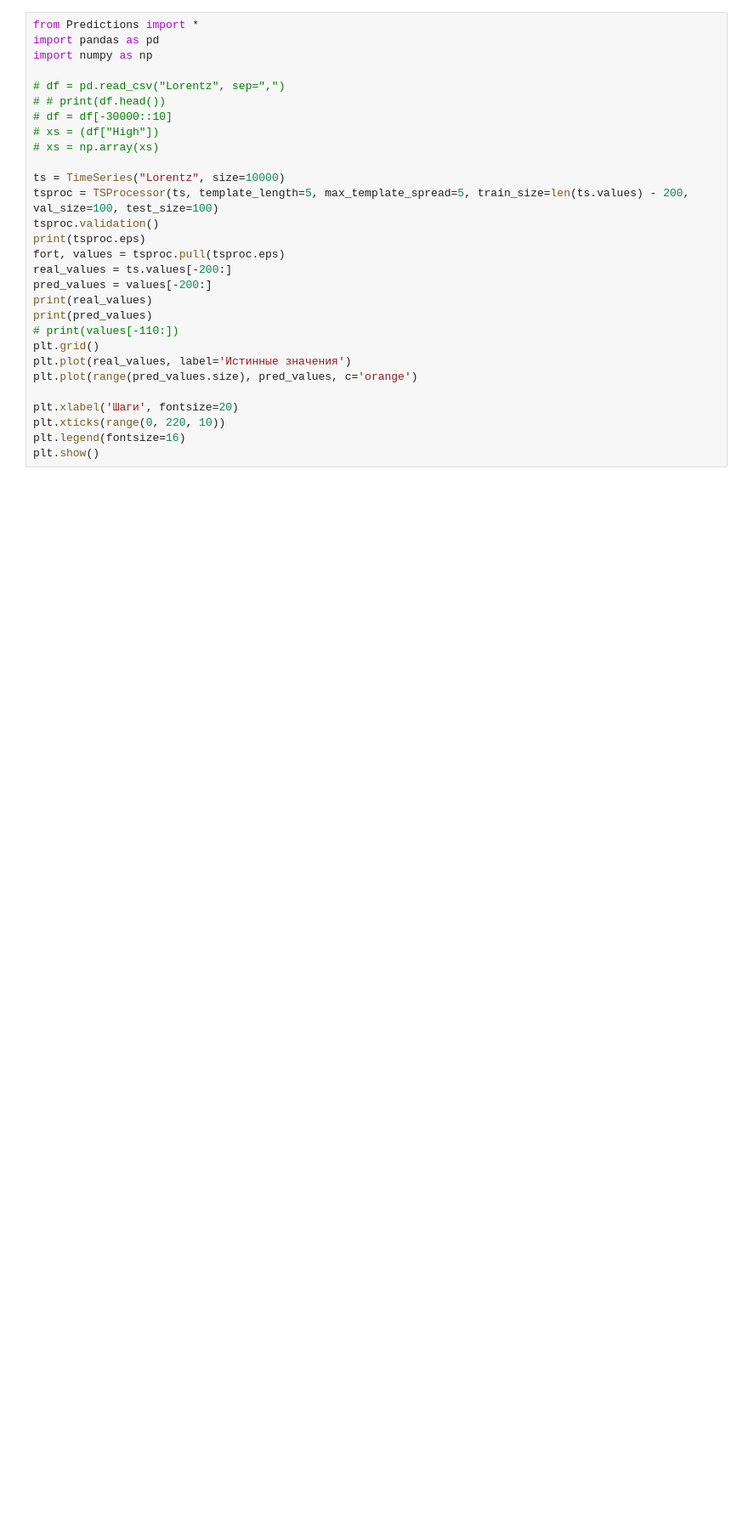
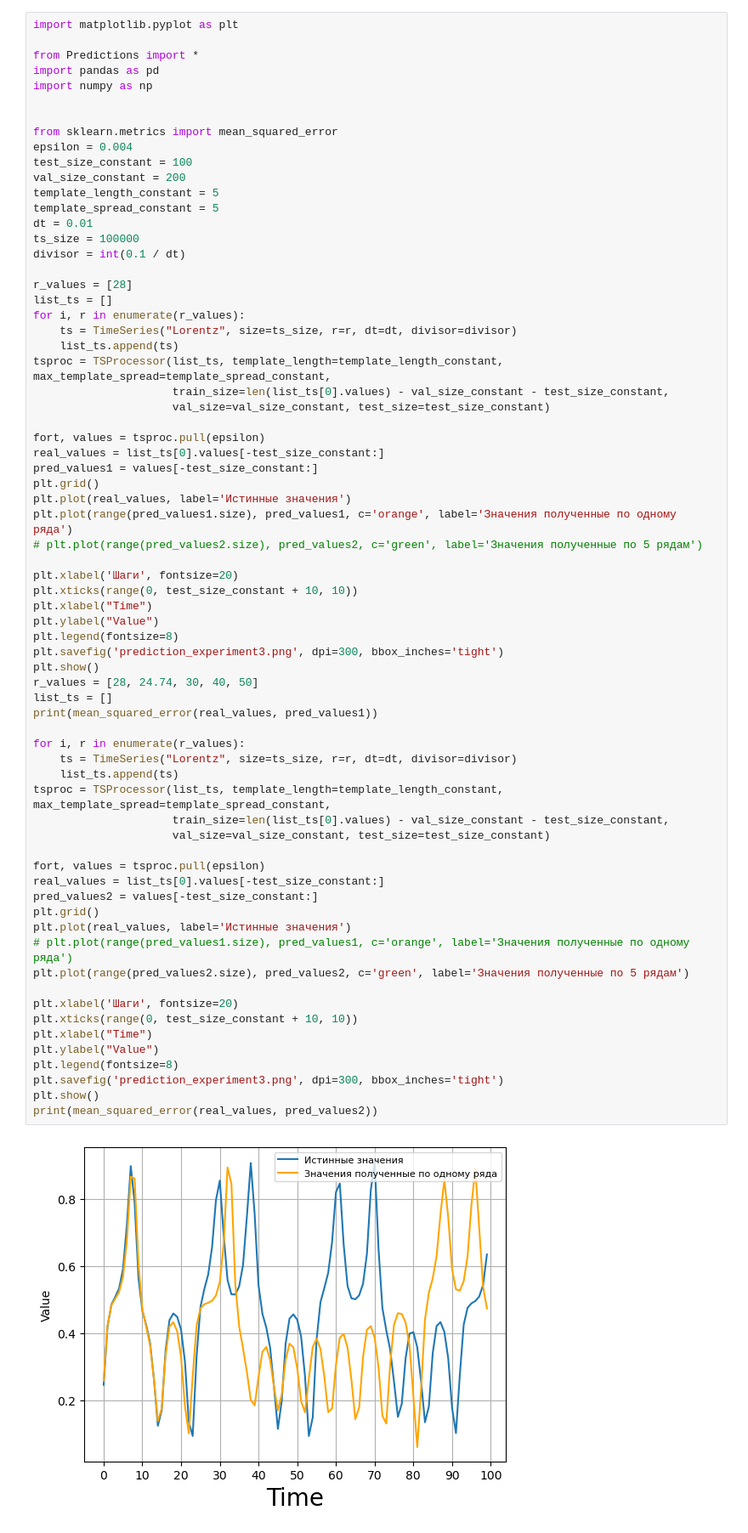
Before and after one commit to yaroslawwww/PaTHoP, a Jupyter notebook: mysrc/prediction_experiment.ipynb, the cells around one changed output. Shown at 85% size. Saved outputs shown, nothing was run; the diff lists cells and outputs as text; blank space fills up the shorter version.

```diff
--- a/mysrc/prediction_experiment.ipynb
+++ b/mysrc/prediction_experiment.ipynb
@@ -1,30 +1,71 @@
 # %%
+import matplotlib.pyplot as plt
+
 from Predictions import *
 import pandas as pd
 import numpy as np
 
-# df = pd.read_csv("Lorentz", sep=",")
-# # print(df.head())
-# df = df[-30000::10]
-# xs = (df["High"])
-# xs = np.array(xs)
 
-ts = TimeSeries("Lorentz", size=10000)
-tsproc = TSProcessor(ts, template_length=5, max_template_spread=5, train_size=len(ts.values) - 200, val_size=100, test_size=100)
-tsproc.validation()
-print(tsproc.eps)
-fort, values = tsproc.pull(tsproc.eps)
-real_values = ts.values[-200:]
-pred_values = values[-200:]
-print(real_values)
-print(pred_values)
-# print(values[-110:])
+from sklearn.metrics import mean_squared_error
+epsilon = 0.004
+test_size_constant = 100
+val_size_constant = 200
+template_length_constant = 5
+template_spread_constant = 5
+dt = 0.01
+ts_size = 100000
+divisor = int(0.1 / dt)
+
+r_values = [28]
+list_ts = []
+for i, r in enumerate(r_values):
+    ts = TimeSeries("Lorentz", size=ts_size, r=r, dt=dt, divisor=divisor)
+    list_ts.append(ts)
+tsproc = TSProcessor(list_ts, template_length=template_length_constant, max_template_spread=template_spread_constant,
+                     train_size=len(list_ts[0].values) - val_size_constant - test_size_constant,
+                     val_size=val_size_constant, test_size=test_size_constant)
+
+fort, values = tsproc.pull(epsilon)
+real_values = list_ts[0].values[-test_size_constant:]
+pred_values1 = values[-test_size_constant:]
 plt.grid()
 plt.plot(real_values, label='Истинные значения')
-plt.plot(range(pred_values.size), pred_values, c='orange')
+plt.plot(range(pred_values1.size), pred_values1, c='orange', label='Значения полученные по одному ряда')
+# plt.plot(range(pred_values2.size), pred_values2, c='green', label='Значения полученные по 5 рядам')
 
 plt.xlabel('Шаги', fontsize=20)
-plt.xticks(range(0, 220, 10))
-plt.legend(fontsize=16)
+plt.xticks(range(0, test_size_constant + 10, 10))
+plt.xlabel("Time")
+plt.ylabel("Value")
+plt.legend(fontsize=8)
+plt.savefig('prediction_experiment3.png', dpi=300, bbox_inches='tight')
 plt.show()
+r_values = [28, 24.74, 30, 40, 50]
+list_ts = []
+print(mean_squared_error(real_values, pred_values1))
+
+for i, r in enumerate(r_values):
+    ts = TimeSeries("Lorentz", size=ts_size, r=r, dt=dt, divisor=divisor)
+    list_ts.append(ts)
+tsproc = TSProcessor(list_ts, template_length=template_length_constant, max_template_spread=template_spread_constant,
+                     train_size=len(list_ts[0].values) - val_size_constant - test_size_constant,
+                     val_size=val_size_constant, test_size=test_size_constant)
+
+fort, values = tsproc.pull(epsilon)
+real_values = list_ts[0].values[-test_size_constant:]
+pred_values2 = values[-test_size_constant:]
+plt.grid()
+plt.plot(real_values, label='Истинные значения')
+# plt.plot(range(pred_values1.size), pred_values1, c='orange', label='Значения полученные по одному ряда')
+plt.plot(range(pred_values2.size), pred_values2, c='green', label='Значения полученные по 5 рядам')
+
+plt.xlabel('Шаги', fontsize=20)
+plt.xticks(range(0, test_size_constant + 10, 10))
+plt.xlabel("Time")
+plt.ylabel("Value")
+plt.legend(fontsize=8)
+plt.savefig('prediction_experiment3.png', dpi=300, bbox_inches='tight')
+plt.show()
+print(mean_squared_error(real_values, pred_values2))
 # %% [output]
+[figure, added]
```
Also changed, not shown: parts of 3 cells of this notebook, 7 other files.
